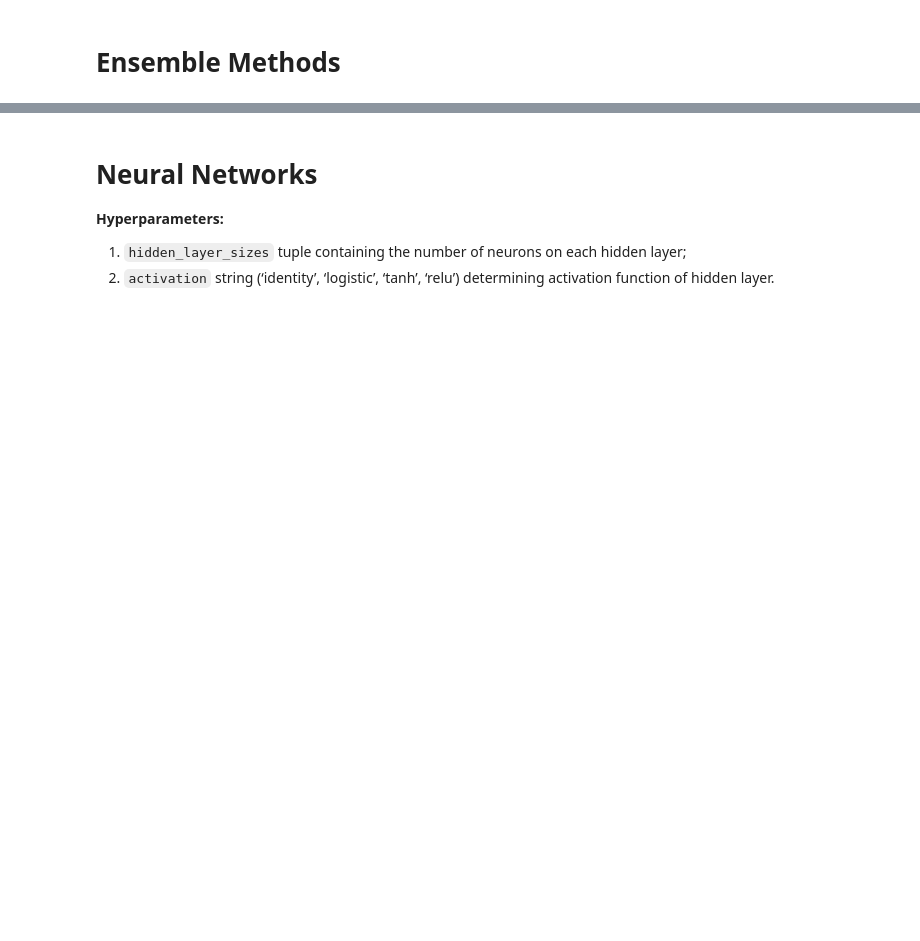
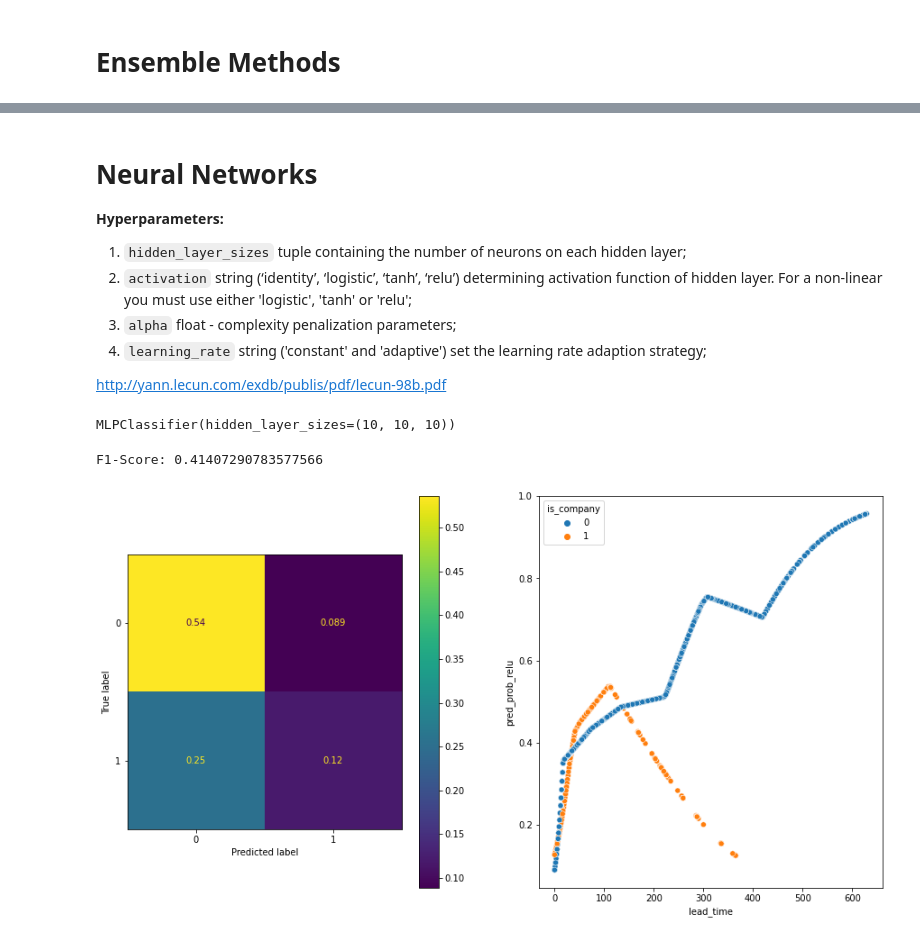
Before and after one commit to pedroteche-ih/DAFT_MEX_202209, a Jupyter notebook: ML Algorithms - Classification Problems.ipynb, the cells around one changed output, grey strips where cells are left out. Drawn from its saved outputs; the diff is of its cells as text; code cells hidden in the pictures; blank space fills up the shorter version.

```diff
--- a/ML Algorithms - Classification Problems.ipynb
+++ b/ML Algorithms - Classification Problems.ipynb
@@ -103,19 +162,29 @@ F1-Score: 0.3690133113764238
 **Hyperparameters:**
 
 1. `hidden_layer_sizes` tuple containing the number of neurons on each hidden layer;
-1. `activation` string (‘identity’, ‘logistic’, ‘tanh’, ‘relu’) determining activation function of hidden layer.
+1. `activation` string (‘identity’, ‘logistic’, ‘tanh’, ‘relu’) determining activation function of hidden layer. For a non-linear you must use either 'logistic', 'tanh' or 'relu';
+1. `alpha` float - complexity penalization parameters;
+1. `learning_rate` string ('constant' and 'adaptive') set the learning rate adaption strategy;
+
+
+http://yann.lecun.com/exdb/publis/pdf/lecun-98b.pdf
 # %%
 from sklearn.neural_network import MLPClassifier
 # %%
-relu_fit = MLPClassifier(hidden_layer_sizes = (50, 50, 50), activation = 'relu')
-relu_fit.fit(X_train, y_train)
+relu_fit = MLPClassifier(hidden_layer_sizes = (10, 10, 10), activation = 'relu')
+relu_fit.fit(X_train_sca, y_train)
+# %% [output]
+MLPClassifier(hidden_layer_sizes=(10, 10, 10))
 # %%
-tb_test['pred_relu_is_cancelled'] = relu_fit.predict(X_test)
-tb_test['pred_prob_relu'] = relu_fit.predict_proba(X_test)[:,1]
+tb_test['pred_relu_is_cancelled'] = relu_fit.predict(X_test_sca)
+tb_test['pred_prob_relu'] = relu_fit.predict_proba(X_test_sca)[:,1]
 # %%
-conf_mat = confusion_matrix(tb_test['is_cancelled'], tb_test['pred_nn_is_cancelled'], normalize = 'all')
+conf_mat = confusion_matrix(tb_test['is_cancelled'], tb_test['pred_relu_is_cancelled'], normalize = 'all')
 fig, ax = plt.subplots(1, 2, figsize = (15, 8))
 ConfusionMatrixDisplay(confusion_matrix=conf_mat).plot(ax = ax[0]);
-sns.scatterplot(data = tb_test, x = 'lead_time', y = 'pred_prob_nn', hue = 'is_company')
-f1_score_test = f1_score(tb_test['is_cancelled'], tb_test['pred_nn_is_cancelled'])
+sns.scatterplot(data = tb_test, x = 'lead_time', y = 'pred_prob_relu', hue = 'is_company')
+f1_score_test = f1_score(tb_test['is_cancelled'], tb_test['pred_relu_is_cancelled'])
 print(f"F1-Score: {f1_score_test}")
+# %% [output]
+F1-Score: 0.41407290783577566
+[figure, added]
```
Also changed, not shown: parts of 21 cells of this notebook.
